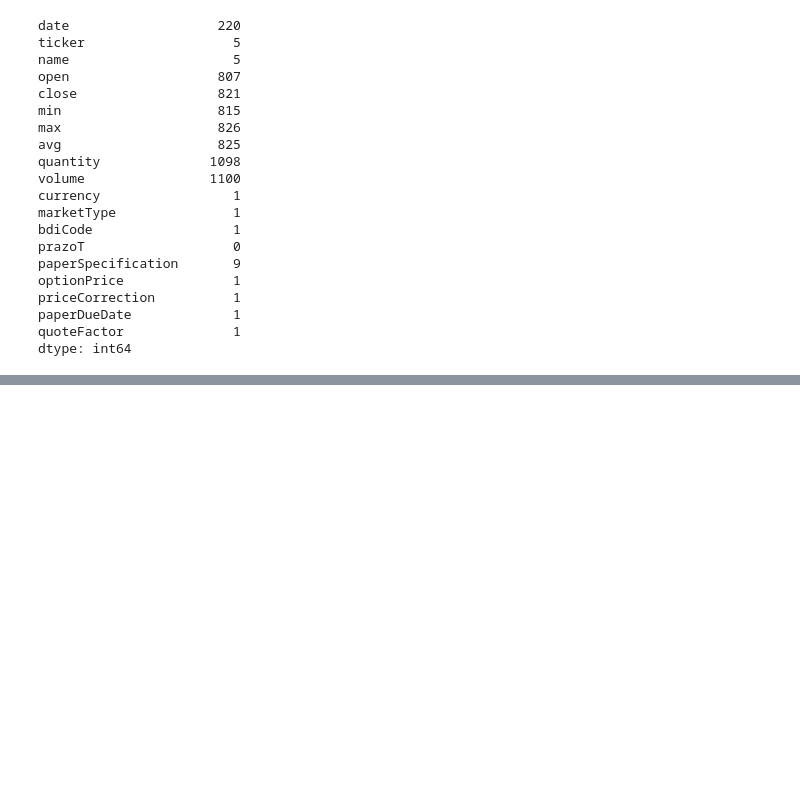
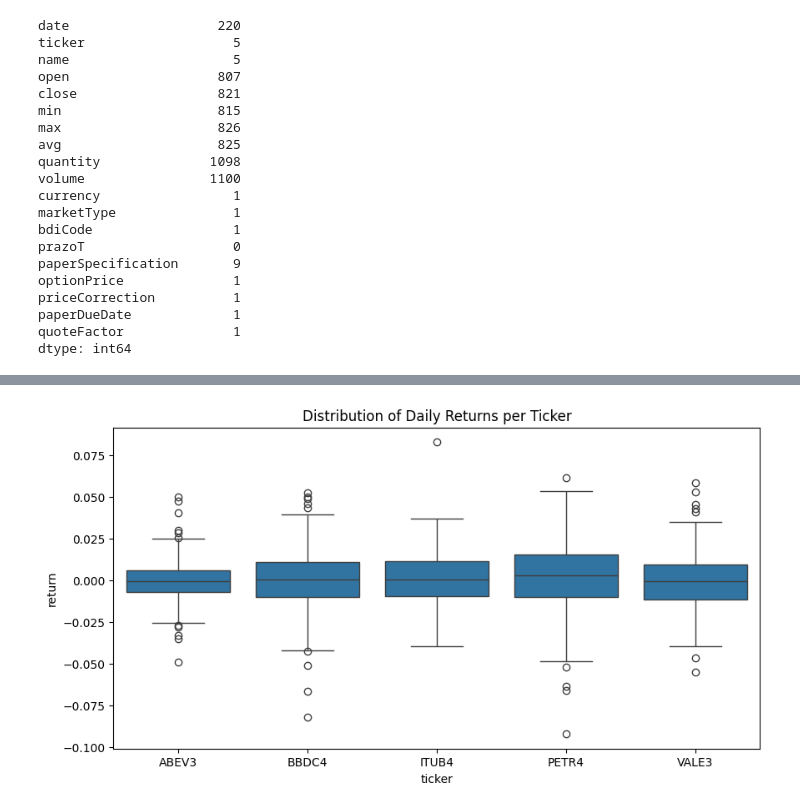
Before and after one commit to mestresanna/lifeCycleProject, a Jupyter notebook: notebooks/explorationOfDataSet.ipynb, the cells around one changed output, grey strips where cells are left out. Cells and saved outputs as stored; diff of their text form; code cells hidden in the pictures; blank space fills up the shorter version.

Commit message:
update data understanding and EDA

```diff
--- a/notebooks/explorationOfDataSet.ipynb
+++ b/notebooks/explorationOfDataSet.ipynb
@@ -160,0 +273,7 @@ dtype: int64
+# %%
+plt.figure(figsize=(10, 5))
+sns.boxplot(data=ds, x='ticker', y='return')
+plt.title("Distribution of Daily Returns per Ticker")
+plt.show()
+# %% [output]
+[figure, added]
```
Also changed, not shown: parts of 38 cells of this notebook.
